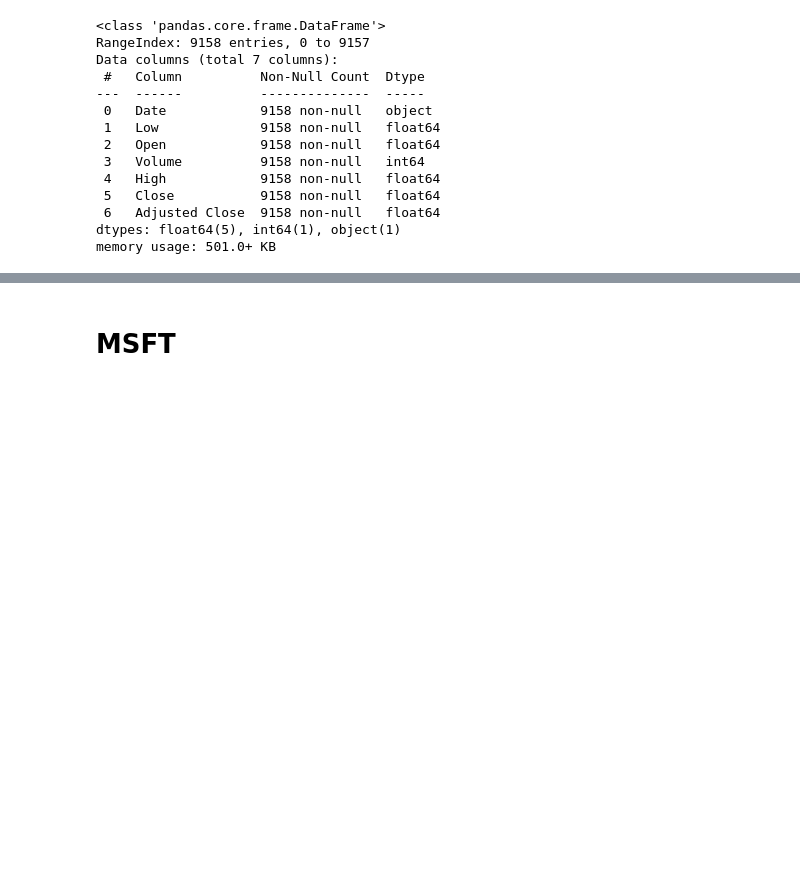
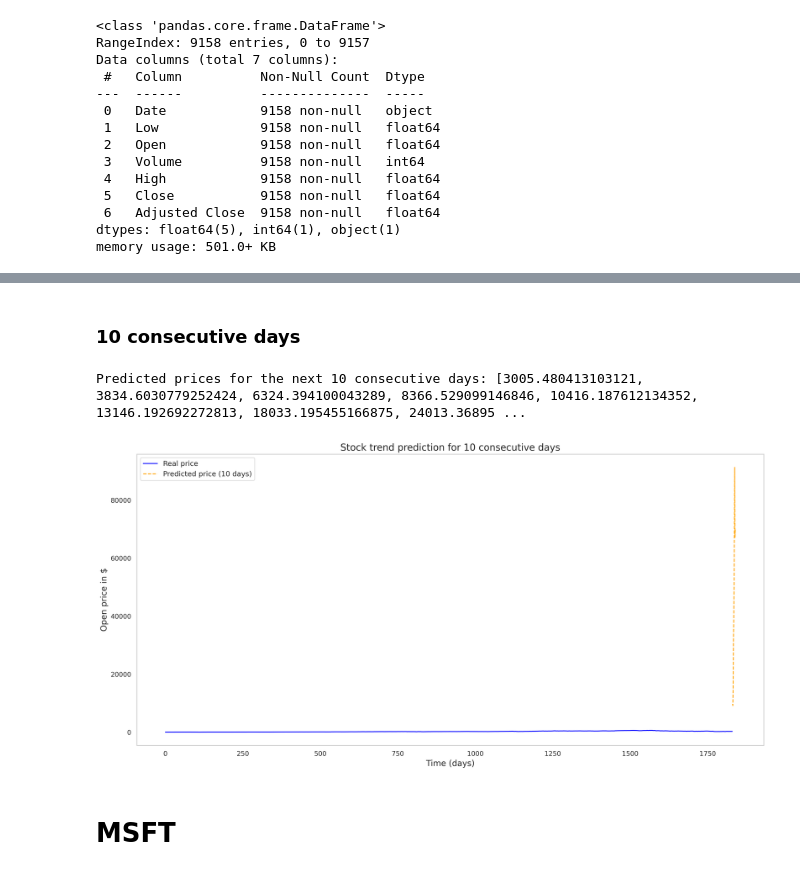
Before and after one commit to PhuongAnh2212/stock-prediction, a Jupyter notebook: 210191_project_notebook.ipynb, the cells around one changed output, grey strips where cells are left out. Saved outputs shown, nothing was run; the diff lists cells and outputs as text; code cells hidden in the pictures; blank space fills up the shorter version.

```diff
--- a/210191_project_notebook.ipynb
+++ b/210191_project_notebook.ipynb
@@ -746,3 +750,76 @@ plt.show()
+# %% [markdown]
+### 10 consecutive days
+# %%
+# Define the number of consecutive days to predict
+k = 10
+
+# Initialize an array to store predicted values
+future_predictions = []
+
+# Start with the last `window_size` days from the test set
+current_window = X_test_norm[-1].reshape(1, window_size, 1)  # Shape (1, window_size, 1)
+
+# Predict k consecutive days
+for _ in range(k):
+    # Predict the next value
+    next_prediction = model.predict(current_window, verbose=0)
+
+    # Append the predicted value to the future_predictions list
+    future_predictions.append(next_prediction[0][0])
+
+    # Update the current window to include the new prediction
+    # Shift the window and add the new prediction as the last entry
+    next_input = np.append(current_window[:, 1:, :], [[[next_prediction[0][0]]]], axis=1)
+    current_window = next_input
+
+# Reverse normalization for the predictions to get actual values
+future_predictions_actual = [(pred * (y_max - y_min)) + y_min for pred in future_predictions]
+
+# Print the results
+print(f"Predicted prices for the next {k} consecutive days: {future_predictions_actual}")
+# %% [output]
+Predicted prices for the next 10 consecutive days: [3005.480413103121, 3834.6030779252424, 6324.394100043289, 8366.529099146846, 10416.187612134352, 13146.192692272813, 18033.195455166875, 24013.36895 ...
+# %%
+# De-normalize predicted values for the next 10 consecutive days
+y_pred_10_days_denorm = []
+for day in range(len(future_predictions_actual)):
+    min_feature = np.min(X_test[day])
+    max_feature = np.max(X_test[day])
+    y_pred_10_days_denorm.append(
+        future_predictions_actual[day] * (max_feature - min_feature) + min_feature
+    )
+
+# Extend the timeline for plotting
+timeline_existing = np.arange(len(y_test))
+timeline_future = np.arange(len(y_test), len(y_test) + len(y_pred_10_days_denorm))
+
+# Create the plot
+plt.figure(figsize=(16, 8), dpi=300)
+
+# Plot the real stock prices
+plt.plot(timeline_existing, y_test, label='Real price', color='blue')
+
+# Plot the predictions for the next 10 days
+plt.plot(
+    timeline_future,
+    y_pred_10_days_denorm,
+    label='Predicted price (10 days)',
+    color='orange',
+    linestyle='--',
+)
+
+# Add labels, title, and legend
+plt.title('Stock trend prediction for 10 consecutive days', fontsize=16)
+plt.xlabel('Time (days)', fontsize=14)
+plt.ylabel('Open price in $', fontsize=14)
+plt.grid()  # Add grid for clarity
+plt.legend(fontsize=12)  # Add legend
+
+# Display the plot
+plt.tight_layout()
+plt.show()
+# %% [output]
+[figure, added]
 # %% [markdown]
 # MSFT
 # %%
```
Also changed, not shown: parts of 16 cells of this notebook.
